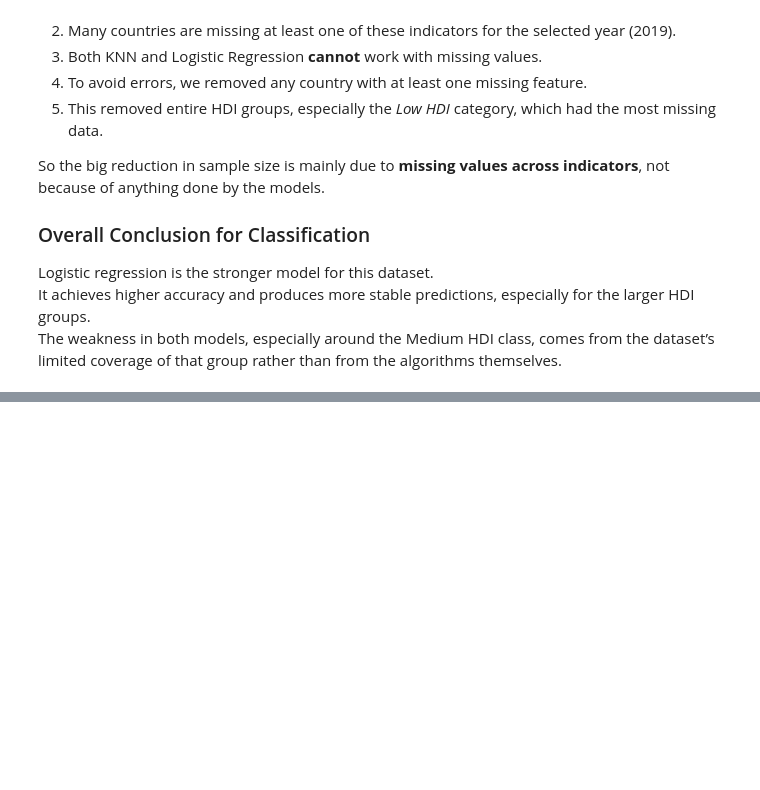
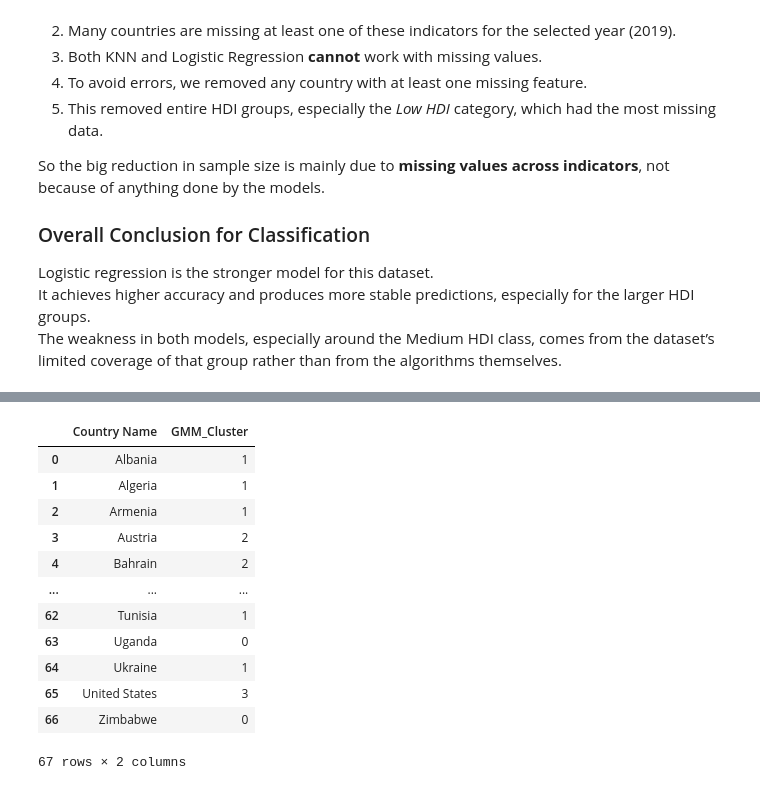
Before and after one commit to berkay-eren/setu-datamining-assignment2, a Jupyter notebook: BerkayEren-20115725-CA2.ipynb, the cells around one changed output, grey strips where cells are left out. Cells and saved outputs as stored; diff of their text form; code cells hidden in the pictures; blank space fills up the shorter version.

```diff
--- a/BerkayEren-20115725-CA2.ipynb
+++ b/BerkayEren-20115725-CA2.ipynb
@@ -1076,0 +1194,23 @@ The weakness in both models, especially around the Medium HDI class, comes from
+# %%
+# fit GMM with 4 components
+gmm = GaussianMixture(n_components=4, random_state=42)
+gmm_clusters = gmm.fit_predict(X_cluster_scaled)
+
+# add GMM clusters to dataframe
+cluster_df["GMM_Cluster"] = gmm_clusters
+
+cluster_df[["Country Name", "GMM_Cluster"]]
+# %% [output]
+|  | Country Name | GMM_Cluster |
+| 0 | Albania | 1 |
+| 1 | Algeria | 1 |
+| 2 | Armenia | 1 |
+| 3 | Austria | 2 |
+| 4 | Bahrain | 2 |
+| ... | ... | ... |
+| 62 | Tunisia | 1 |
+| 63 | Uganda | 0 |
+| 64 | Ukraine | 1 |
+| 65 | United States | 3 |
+| 66 | Zimbabwe | 0 |
+67 rows × 2 columns
```
Also changed, not shown: parts of 24 cells of this notebook.
